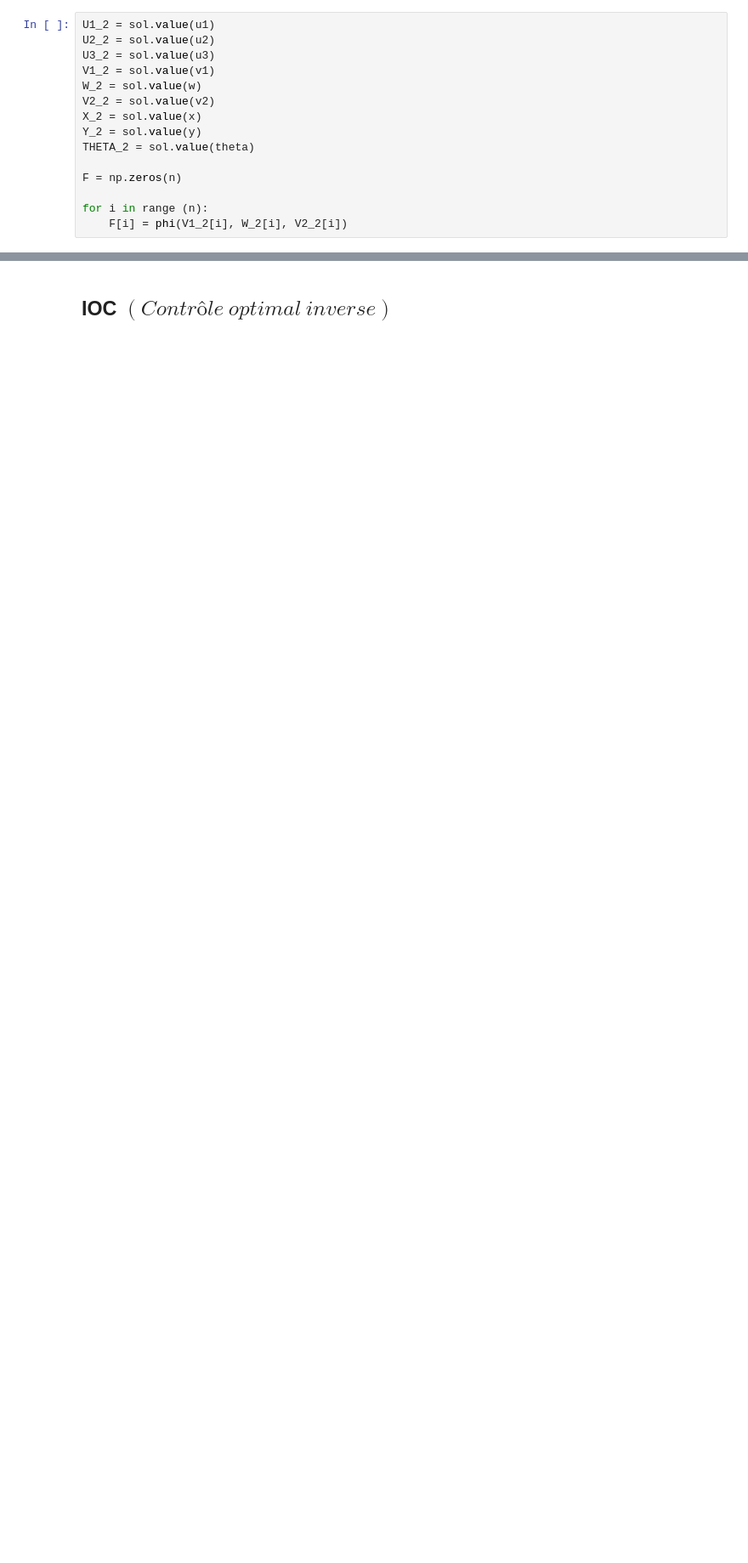
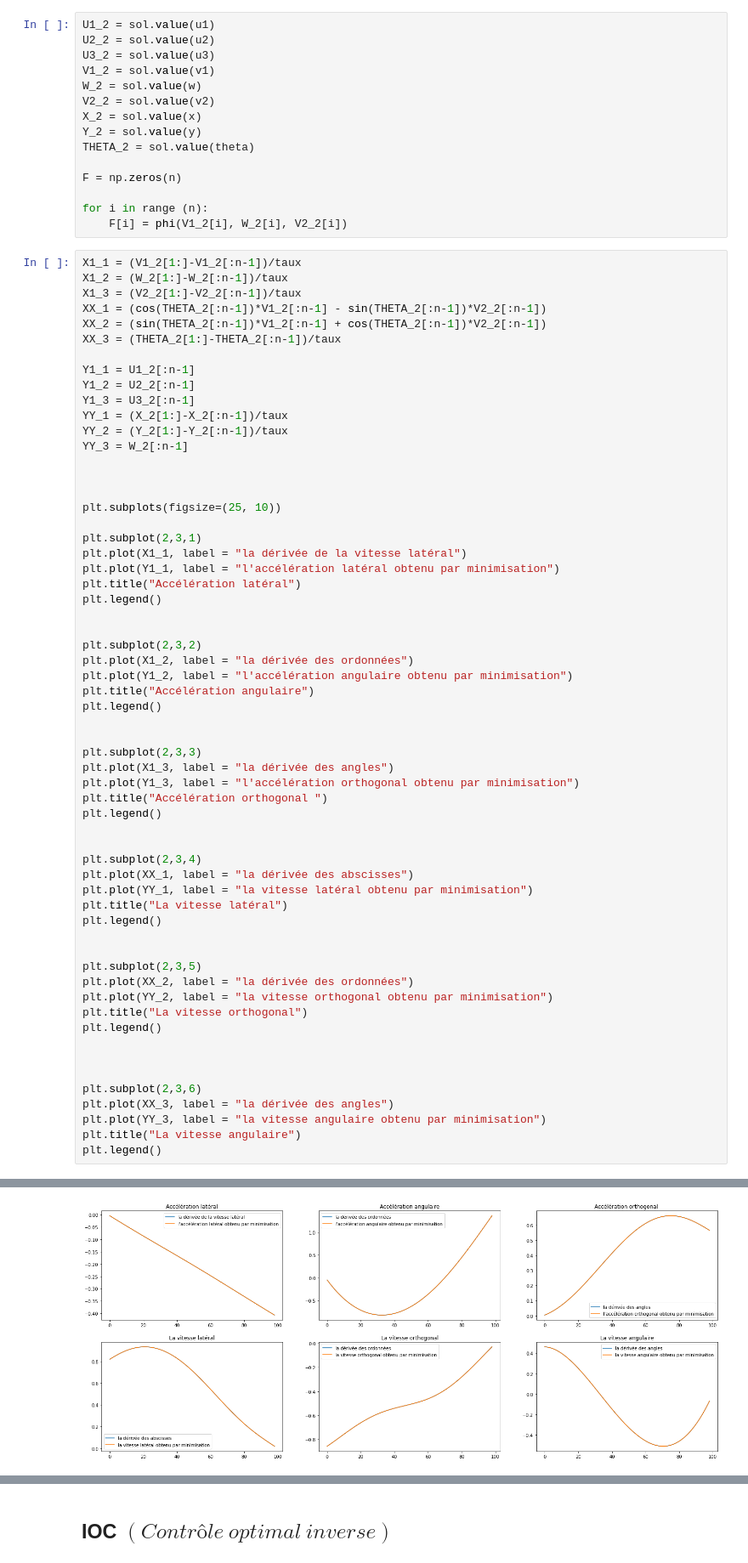
Before and after one commit to Zasfour/Locomotion-humain, a Jupyter notebook: Autre_manière_du_problème_MOMBAUR.ipynb, the cells around one changed output, grey strips where cells are left out. Shown at 85% size. Drawn from its saved outputs; the diff is of its cells as text; blank space fills up the shorter version.

```diff
--- a/Autre_manière_du_problème_MOMBAUR.ipynb
+++ b/Autre_manière_du_problème_MOMBAUR.ipynb
@@ -311,3 +374,64 @@ F = np.zeros(n)
 
 for i in range (n):
     F[i] = phi(V1_2[i], W_2[i], V2_2[i])
+# %%
+X1_1 = (V1_2[1:]-V1_2[:n-1])/taux
+X1_2 = (W_2[1:]-W_2[:n-1])/taux
+X1_3 = (V2_2[1:]-V2_2[:n-1])/taux
+XX_1 = (cos(THETA_2[:n-1])*V1_2[:n-1] - sin(THETA_2[:n-1])*V2_2[:n-1])
+XX_2 = (sin(THETA_2[:n-1])*V1_2[:n-1] + cos(THETA_2[:n-1])*V2_2[:n-1])
+XX_3 = (THETA_2[1:]-THETA_2[:n-1])/taux
+
+Y1_1 = U1_2[:n-1]
+Y1_2 = U2_2[:n-1]
+Y1_3 = U3_2[:n-1]
+YY_1 = (X_2[1:]-X_2[:n-1])/taux
+YY_2 = (Y_2[1:]-Y_2[:n-1])/taux
+YY_3 = W_2[:n-1]
+
+
+
+plt.subplots(figsize=(25, 10))
+
+plt.subplot(2,3,1)
+plt.plot(X1_1, label = "la dérivée de la vitesse latéral")
+plt.plot(Y1_1, label = "l'accélération latéral obtenu par minimisation")
+plt.title("Accélération latéral")
+plt.legend()
+
+
+plt.subplot(2,3,2)
+plt.plot(X1_2, label = "la dérivée des ordonnées")
+plt.plot(Y1_2, label = "l'accélération angulaire obtenu par minimisation")
+plt.title("Accélération angulaire")
+plt.legend()
+
+
+plt.subplot(2,3,3)
+plt.plot(X1_3, label = "la dérivée des angles")
+plt.plot(Y1_3, label = "l'accélération orthogonal obtenu par minimisation")
+plt.title("Accélération orthogonal ")
+plt.legend()
+
+
+plt.subplot(2,3,4)
+plt.plot(XX_1, label = "la dérivée des abscisses")
+plt.plot(YY_1, label = "la vitesse latéral obtenu par minimisation")
+plt.title("La vitesse latéral")
+plt.legend()
+
+
+plt.subplot(2,3,5)
+plt.plot(XX_2, label = "la dérivée des ordonnées")
+plt.plot(YY_2, label = "la vitesse orthogonal obtenu par minimisation")
+plt.title("La vitesse orthogonal")
+plt.legend()
+
+
+
+plt.subplot(2,3,6)
+plt.plot(XX_3, label = "la dérivée des angles")
+plt.plot(YY_3, label = "la vitesse angulaire obtenu par minimisation")
+plt.title("La vitesse angulaire")
+plt.legend()
+# %% [output]
@@ -314 +439,2 @@ for i in range (n):
+[figure, added]
 # %%
```
Also changed, not shown: parts of 17 cells of this notebook, 1 other file.
